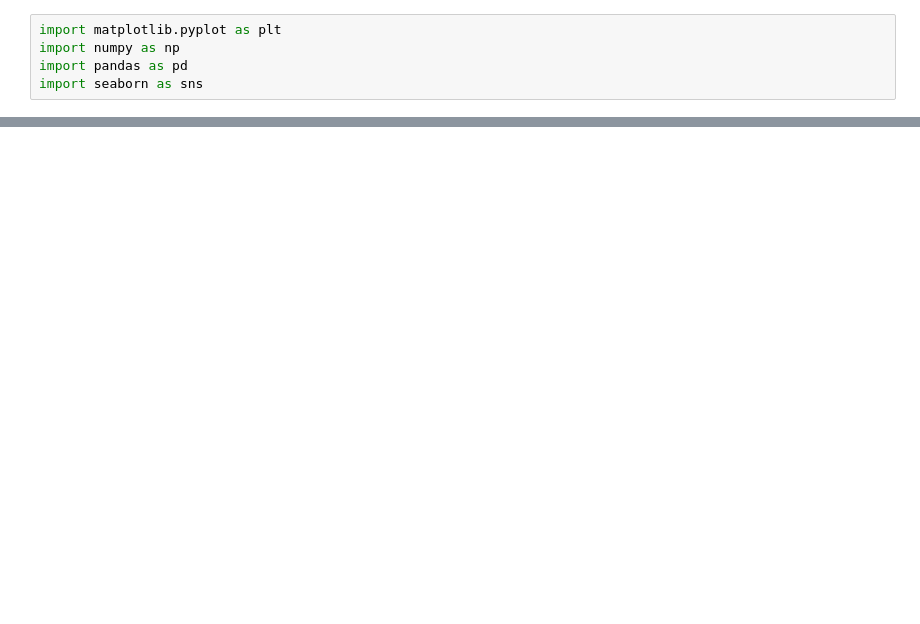
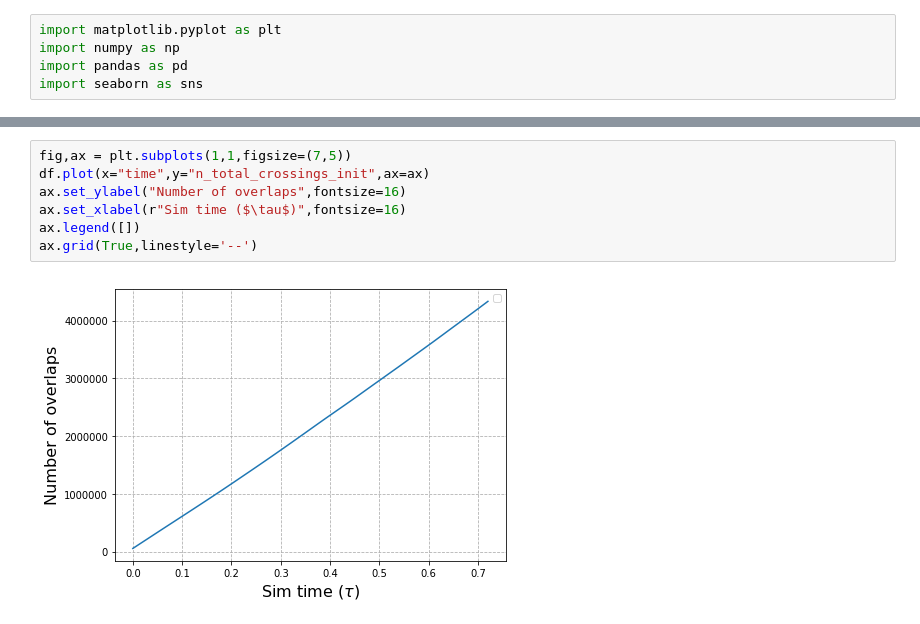
Before and after one commit to jeffmm/simcore, a Jupyter notebook: scripts/overlapAnalysis.ipynb, the cells around one changed output, grey strips where cells are left out. Cells and saved outputs as stored; diff of their text form; blank space fills up the shorter version.

```diff
--- a/scripts/overlapAnalysis.ipynb
+++ b/scripts/overlapAnalysis.ipynb
@@ -16,0 +18,9 @@ ax.grid(True,linestyle='--')
+# %%
+fig,ax = plt.subplots(1,1,figsize=(7,5))
+df.plot(x="time",y="n_total_crossings_init",ax=ax)
+ax.set_ylabel("Number of overlaps",fontsize=16)
+ax.set_xlabel(r"Sim time ($\tau$)",fontsize=16)
+ax.legend([])
+ax.grid(True,linestyle='--')
+# %% [output]
+[figure, added]
```
Also changed, not shown: parts of 4 cells of this notebook, 5 other files.
